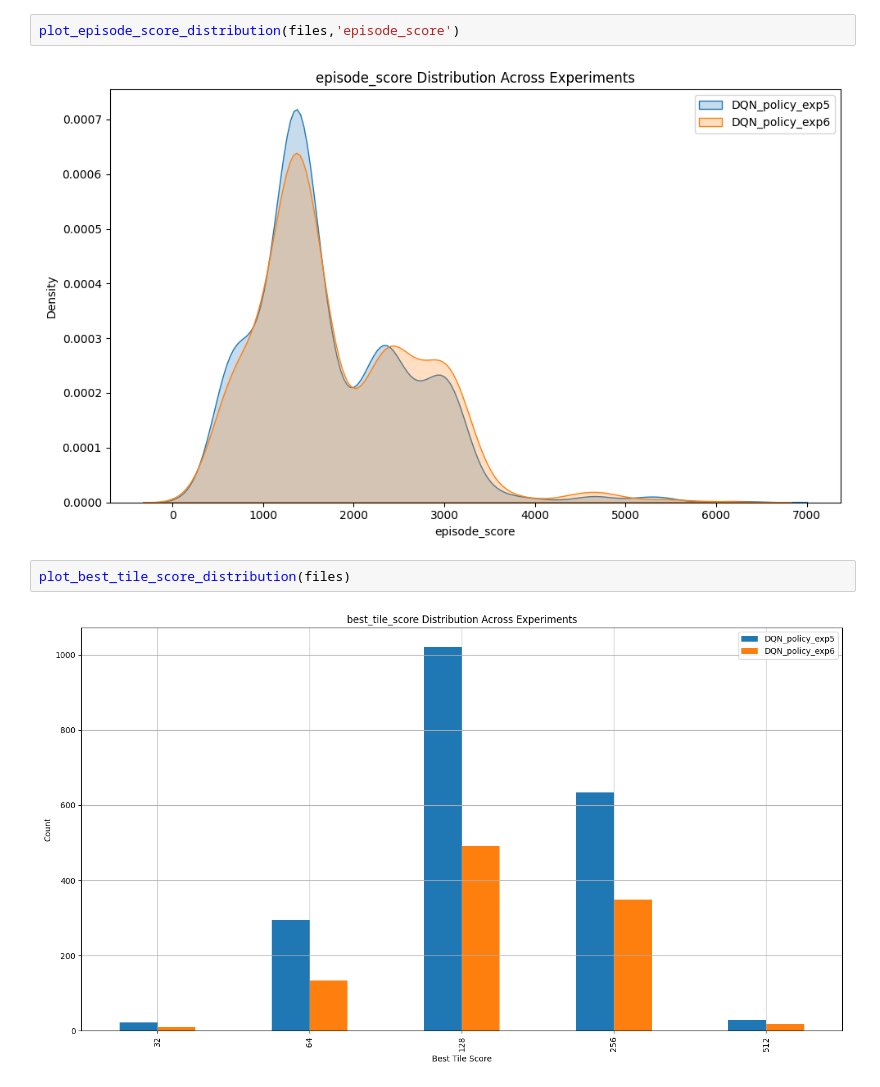
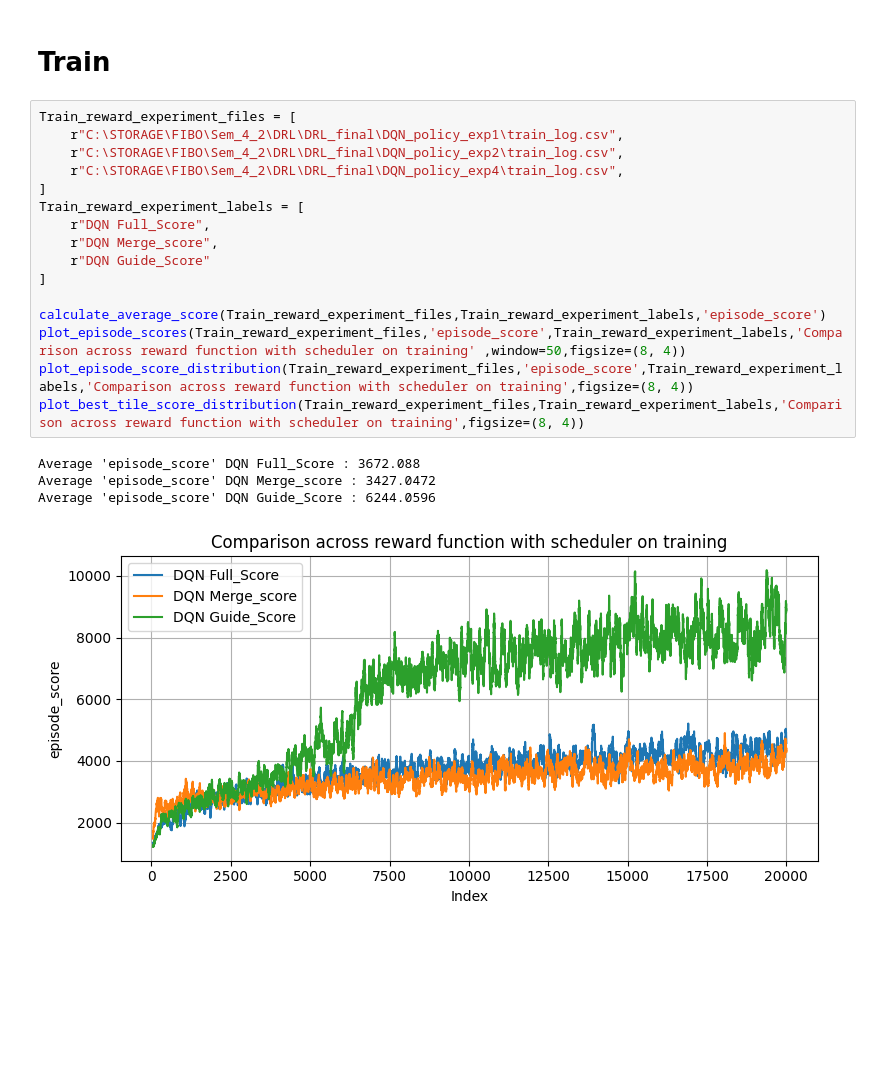
Before and after one commit to HBBEEP/DRL_FinalProject, a Jupyter notebook: plot.ipynb, the cells around one changed output. Drawn from its saved outputs; the diff is of its cells as text; blank space fills up the shorter version.

Commit message:
plot result commit

```diff
--- a/plot.ipynb
+++ b/plot.ipynb
@@ -124,8 +114,23 @@ plot_episode_scores(files,'loss')
-# %%
-plot_episode_score_distribution(files,'episode_score')
-# %% [output]
-[figure, removed]
-# %%
-plot_best_tile_score_distribution(files)
-# %% [output]
-[figure, removed]
+# %% [markdown]
+# Train
+# %%
+Train_reward_experiment_files = [
+    r"C:\STORAGE\FIBO\Sem_4_2\DRL\DRL_final\DQN_policy_exp1\train_log.csv",
+    r"C:\STORAGE\FIBO\Sem_4_2\DRL\DRL_final\DQN_policy_exp2\train_log.csv",
+    r"C:\STORAGE\FIBO\Sem_4_2\DRL\DRL_final\DQN_policy_exp4\train_log.csv",
+]
+Train_reward_experiment_labels = [
+    r"DQN Full_Score",
+    r"DQN Merge_score",
+    r"DQN Guide_Score"
+]
+
+calculate_average_score(Train_reward_experiment_files,Train_reward_experiment_labels,'episode_score')
+plot_episode_scores(Train_reward_experiment_files,'episode_score',Train_reward_experiment_labels,'Comparison across reward function with scheduler on training' ,window=50,figsize=(8, 4))
+plot_episode_score_distribution(Train_reward_experiment_files,'episode_score',Train_reward_experiment_labels,'Comparison across reward function with scheduler on training',figsize=(8, 4))
+plot_best_tile_score_distribution(Train_reward_experiment_files,Train_reward_experiment_labels,'Comparison across reward function with scheduler on training',figsize=(8, 4))
+# %% [output]
+Average 'episode_score' DQN Full_Score : 3672.088
+Average 'episode_score' DQN Merge_score : 3427.0472
+Average 'episode_score' DQN Guide_Score : 6244.0596
+[figure, added]
```
Also changed, not shown: parts of 12 cells of this notebook, 43 other files.
